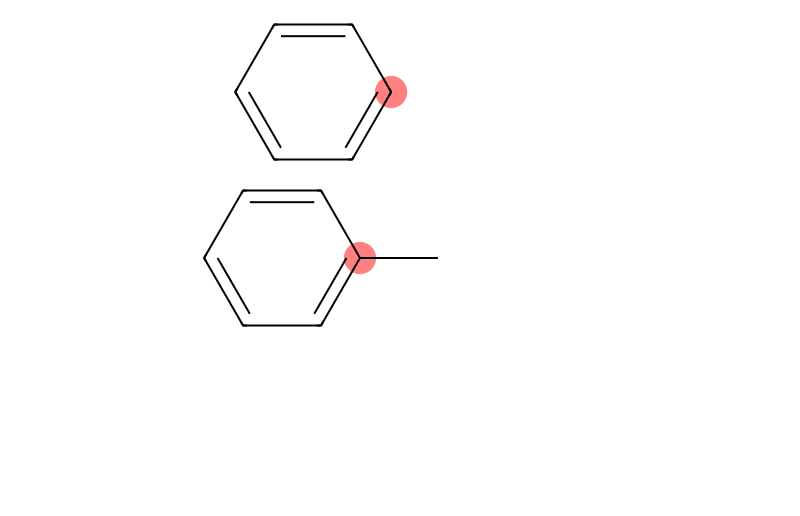
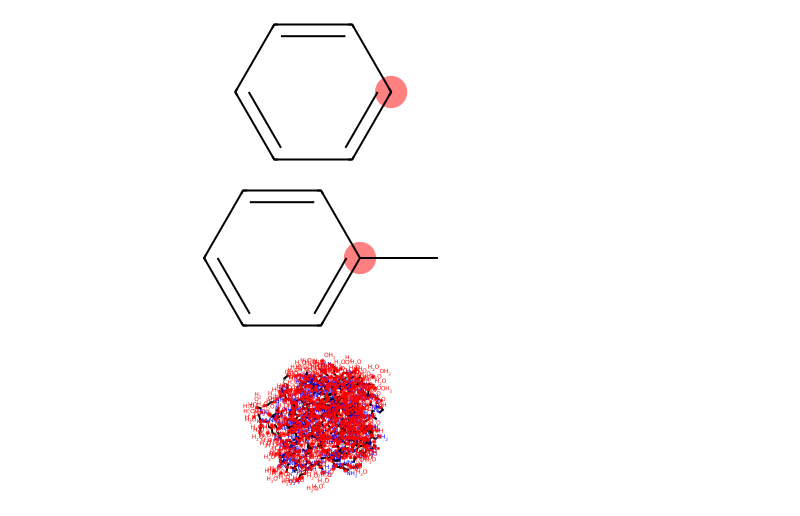
Before and after one commit to finlayiainmaclean/rdsl, a Jupyter notebook: examples.ipynb, the cells around one changed output. Cells and saved outputs as stored; diff of their text form; code cells hidden in the pictures; blank space fills up the shorter version.

```diff
--- a/examples.ipynb
+++ b/examples.ipynb
@@ -532,3 +532,11 @@ highlight_atoms(result.mol, atom_ids=[0])
 highlight_atoms(toluene, atom_ids=[1])
 # %% [output]
 [figure]
+# %%
+import requests
+cocomplex = Chem.MolFromPDBBlock(requests.get("https://files.rcsb.org/download/7RPZ.pdb").text)
+result = select_molecule(cocomplex, "byres elem F")
+# %%
+cocomplex
+# %% [output]
+[figure, added]
```
Also changed, not shown: parts of 13 cells of this notebook, 4 other files.
